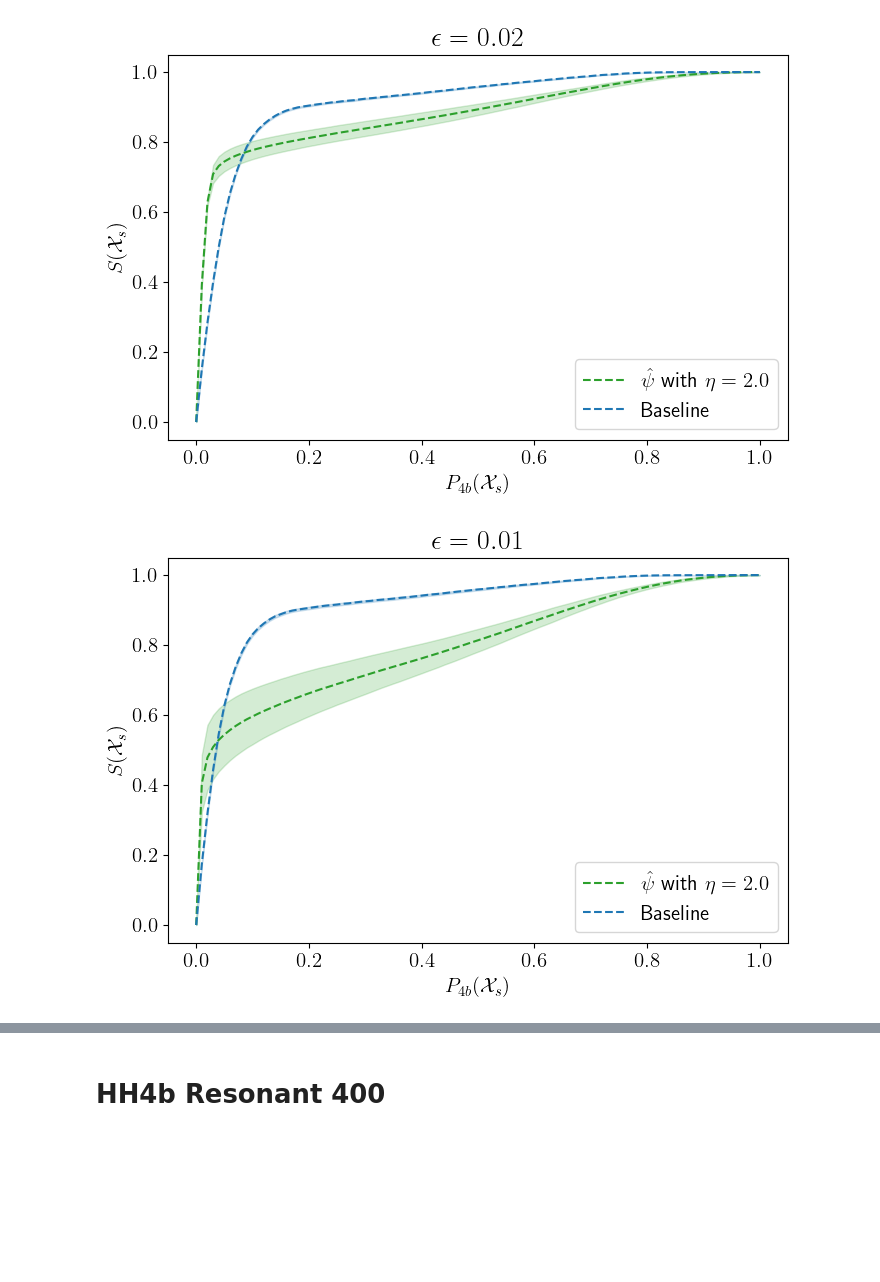
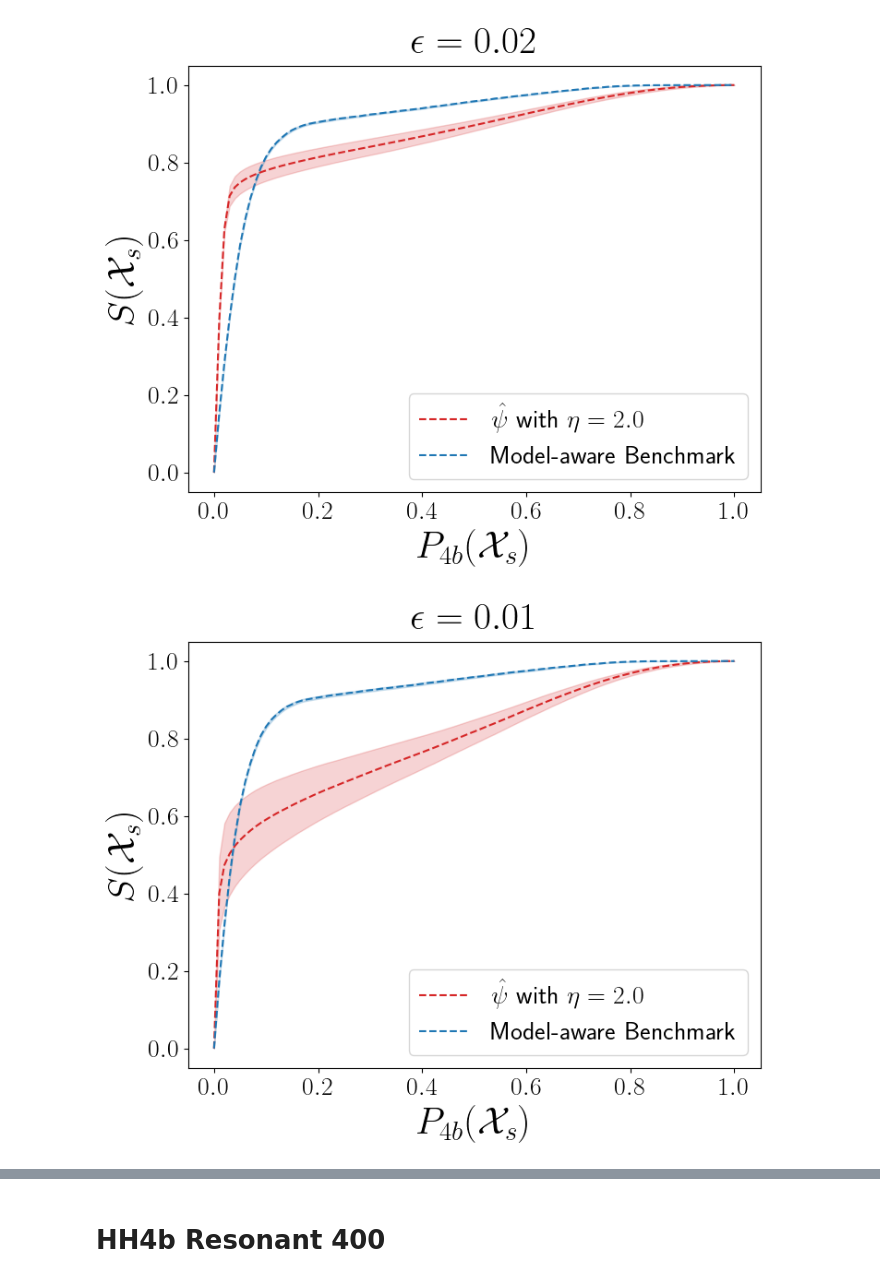
Before and after one commit to soheunyi/SRFinder, a Jupyter notebook: soheun/notebooks/draft/signal_concentration.ipynb, the cells around one changed output, grey strips where cells are left out. Saved outputs shown, nothing was run; the diff lists cells and outputs as text; code cells hidden in the pictures; blank space fills up the shorter version.

```diff
--- a/soheun/notebooks/draft/signal_concentration.ipynb
+++ b/soheun/notebooks/draft/signal_concentration.ipynb
@@ -73,15 +70,12 @@ plt.rcParams["text.usetex"] = True
 # plt.rcParams["font.serif"] = "Times New Roman"
 
 plt.rcParams["figure.dpi"] = 100
-plt.rcParams["figure.titlesize"] = 20
-plt.rcParams["axes.titlesize"] = 20
-plt.rcParams["axes.labelsize"] = 15
-plt.rcParams["xtick.labelsize"] = 15
-plt.rcParams["ytick.labelsize"] = 15
-plt.rcParams["figure.labelsize"] = 20
-plt.rcParams["lines.markersize"] = 3
-# legend font size
-plt.rcParams["legend.fontsize"] = 15
+plt.rcParams["axes.labelsize"] = 30
+plt.rcParams["axes.titlesize"] = 30
+plt.rcParams["legend.fontsize"] = 20
+plt.rcParams["axes.titlepad"] = 10
+plt.rcParams["xtick.labelsize"] = 20
+plt.rcParams["ytick.labelsize"] = 20
 
 import pandas as pd
 
@@ -261,7 +245,7 @@ import matplotlib.pyplot as plt
 
 noise_scale = 2.0
 signal_ratios = [0.02, 0.01, 0.0075, 0.005]
-seeds = range(50)
+seeds = range(100)
 n_3b = 100_0000
 
 for experiment_name in ["smeared_fvt_training_ensemble"]:
@@ -293,36 +277,37 @@ for experiment_name in ["smeared_fvt_training_ensemble"]:
                 base_fvt_logit = base_fvt_tinfo.aux_info["base_fvt_logit_tst"]
                 SR_stats_list.append(base_fvt_logit - smeared_fvt_logit)
 
             max_sr_stats = np.max(SR_stats_list, axis=0)
             w_4b_ratio_SR_max, w_signal_ratio_SR_max = get_weights_by_sr_stats(events_tst, max_sr_stats)
             w_signal_ratio_SR_max = np.interp(w_4b_ratio_points, w_4b_ratio_SR_max, w_signal_ratio_SR_max)
             signal_in_sr_list_dict[f"max_sr_stats@{noise_scale}"].append(w_signal_ratio_SR_max)
 
             dm_0, dm_1 = get_closest_dijet_masses(events_tst.X_torch)
             dm_0, dm_1 = dm_0.numpy(), dm_1.numpy()
             m_H = 125
             SR_stats_dm = - np.sqrt((1 - m_H / dm_0)**2 + (1 - m_H / dm_1)**2)
             w_4b_ratio_baseline, w_signal_ratio_baseline = get_weights_by_sr_stats(events_tst, SR_stats_dm)
             w_signal_ratio_baseline = np.interp(w_4b_ratio_points, w_4b_ratio_baseline, w_signal_ratio_baseline)
             signal_in_sr_list_dict["baseline"].append(w_signal_ratio_baseline)
 
         # Plot the results
-        fig, ax = plt.subplots(1, 1, figsize=(8, 5))
+        fig, ax = plt.subplots(1, 1, figsize=(8, 6))
         plot_mean_and_fill_between_std(w_4b_ratio_points, signal_in_sr_list_dict[f"max_sr_stats@{noise_scale}"],
                                     ax, label=rf"$\hat\psi$ with $\eta={noise_scale}$", linestyle="--",
-                                    color=plt.get_cmap("tab10").colors[2])
+                                    color=plt.get_cmap("tab10").colors[3])
         plot_mean_and_fill_between_std(w_4b_ratio_points, signal_in_sr_list_dict["baseline"], ax,
-                                       label="Baseline", linestyle="--",
+                                       label="Model-aware Benchmark", linestyle="--",
                                        color=plt.get_cmap("tab10").colors[0])
 
         ax.set_title(rf"$\epsilon={signal_ratio}$")
         ax.legend(loc="lower right")
         ax.set_xlabel(r"$P_{4b}(\mathcal{X}_s)$")
         ax.set_ylabel(r"$S(\mathcal{X}_s)$")
 
-        plt.savefig(f"./figures/4b_vs_signal_exp={experiment_name}_signal={signal_ratio}_vs_baseline.pdf", dpi=200)
+        plt.savefig(f"./figures/4b_vs_signal_exp={experiment_name}_signal={signal_ratio}_vs_baseline.pdf",
+                    dpi=300, bbox_inches="tight")
         plt.show()
         plt.close()
 # %% [output]
-[figure, old version]
+[figure, new version]
-[figure, old version]
+[figure, new version]
```
Also changed, not shown: parts of 4 cells of this notebook, 38 other files.
